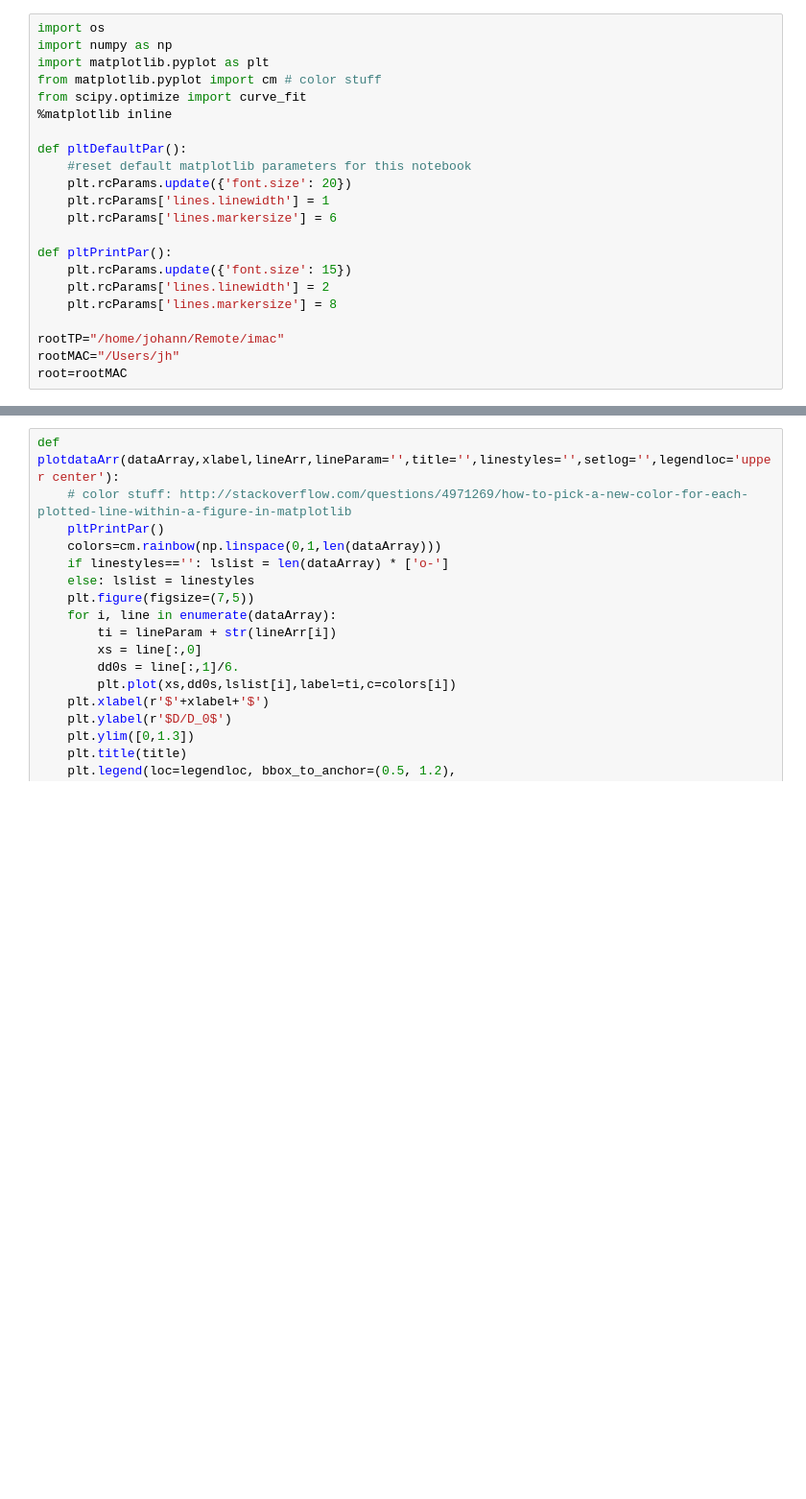
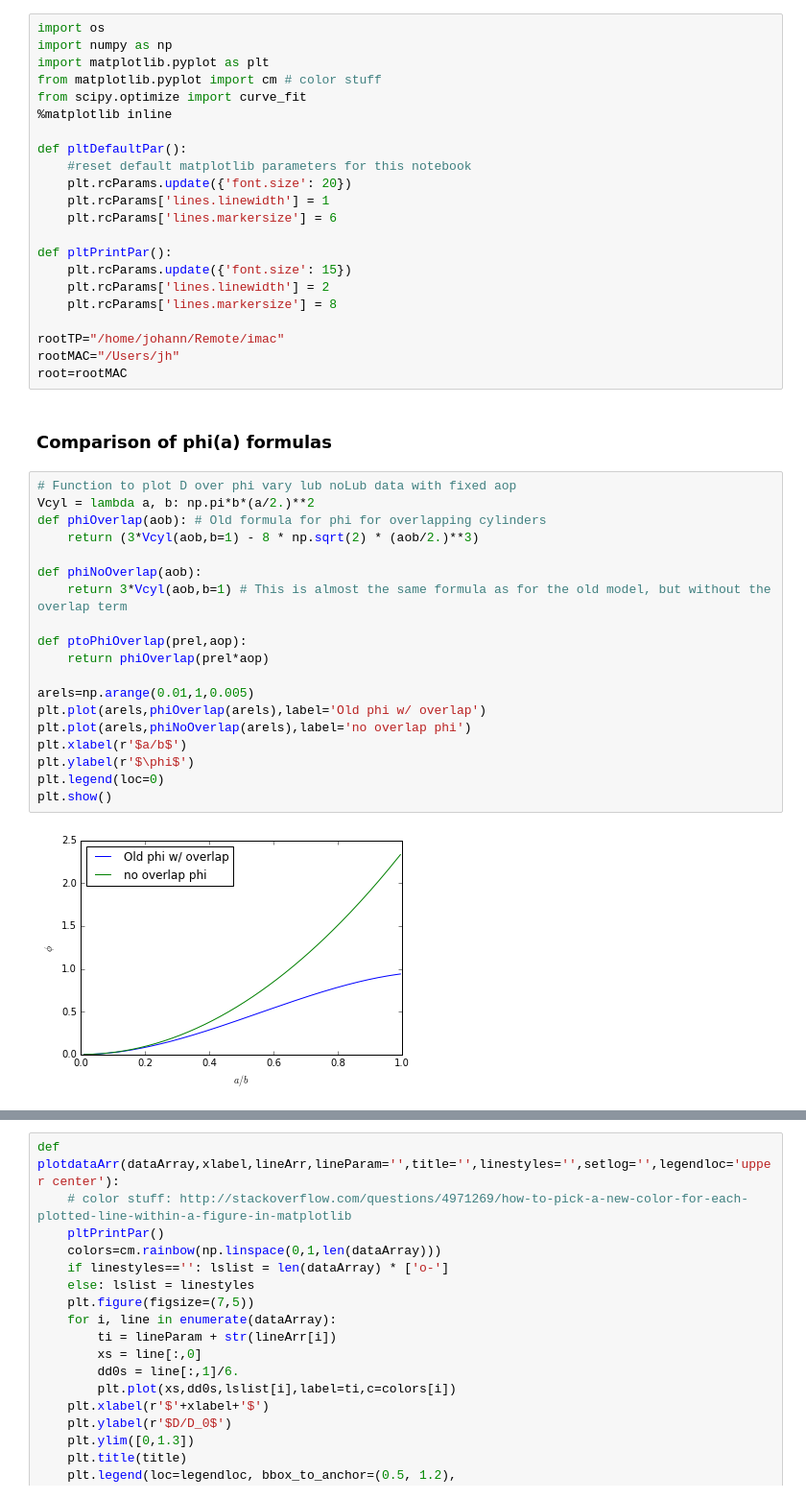
Before and after one commit to JohannHansing/iPythonNB, a Jupyter notebook: Ranb/Ranb.ipynb, the cells around one changed output, grey strips where cells are left out. Shown at 96% size. Drawn from its saved outputs; the diff is of its cells as text; blank space fills up the shorter version.

```diff
--- a/Ranb/Ranb.ipynb
+++ b/Ranb/Ranb.ipynb
@@ -20,3 +20,26 @@ def pltPrintPar():
 rootTP="/home/johann/Remote/imac"
 rootMAC="/Users/jh"
 root=rootMAC
+# %% [markdown]
+### Comparison of phi(a) formulas
+# %%
+# Function to plot D over phi vary lub noLub data with fixed aop
+Vcyl = lambda a, b: np.pi*b*(a/2.)**2
+def phiOverlap(aob): # Old formula for phi for overlapping cylinders
+    return (3*Vcyl(aob,b=1) - 8 * np.sqrt(2) * (aob/2.)**3)
+
+def phiNoOverlap(aob):
+    return 3*Vcyl(aob,b=1) # This is almost the same formula as for the old model, but without the overlap term
+
+def ptoPhiOverlap(prel,aop):
+    return phiOverlap(prel*aop)
+
+arels=np.arange(0.01,1,0.005)
+plt.plot(arels,phiOverlap(arels),label='Old phi w/ overlap')
+plt.plot(arels,phiNoOverlap(arels),label='no overlap phi')
+plt.xlabel(r'$a/b$')
+plt.ylabel(r'$\phi$')
+plt.legend(loc=0)
+plt.show()
+# %% [output]
+[figure, added]
```
Also changed, not shown: parts of 39 cells of this notebook, 3 other files.
